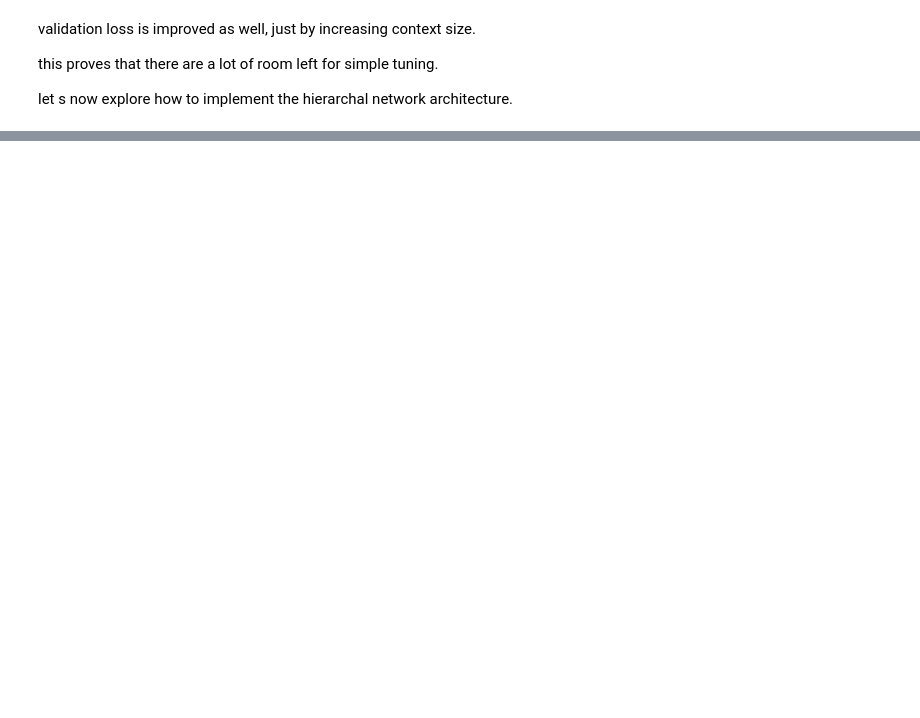
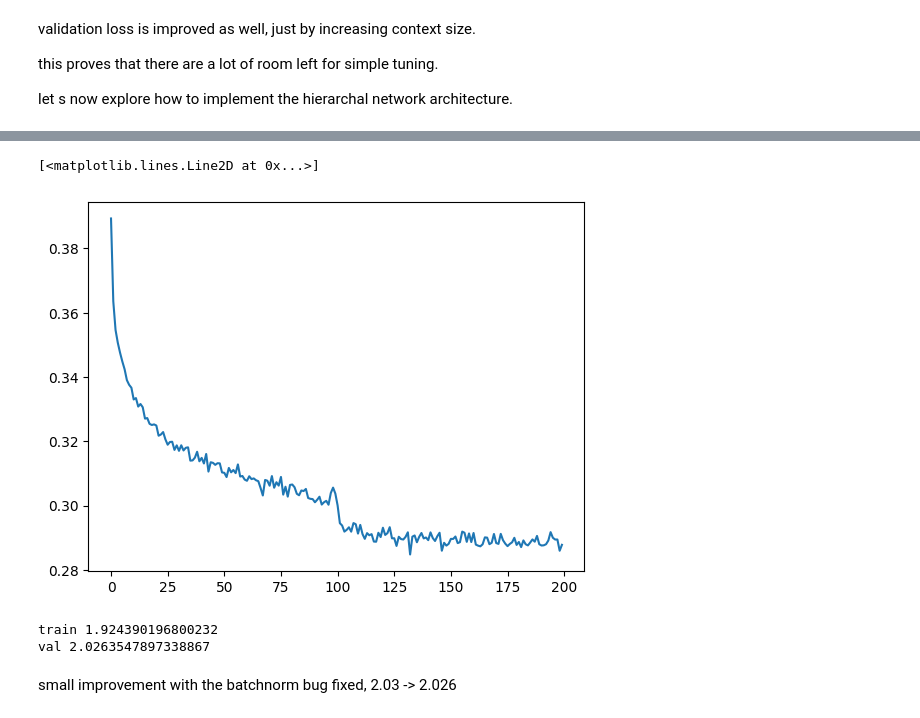
Before and after one commit to yoshi95/nlp, a Jupyter notebook: makemore-part5.ipynb, the cells around one changed output, grey strips where cells are left out. Cells and saved outputs as stored; diff of their text form; code cells hidden in the pictures; blank space fills up the shorter version.

```diff
--- a/makemore-part5.ipynb
+++ b/makemore-part5.ipynb
@@ -739,0 +1167,27 @@ tensor([[ 0,  0,  0,  3,  1, 18, 12,  5],
+# %%
+# train again
+n_embd = 10 # emb dim
+n_hidden = 68 # neurons
+
+# Sequential module
+model = Sequential([
+    Embedding(vocab_size, n_embd),
+    # hieararchal layer 1 of bigrams
+    FlattenConsecutive(2), Linear(n_embd * 2, n_hidden, bias=False), BatchNorm1d(n_hidden), Tanh(),
+    # hierarchal layer 2
+    FlattenConsecutive(2), Linear(n_hidden * 2, n_hidden, bias=False), BatchNorm1d(n_hidden), Tanh(),
+     # hierarchal layer 2
+    FlattenConsecutive(2), Linear(n_hidden * 2, n_hidden, bias=False), BatchNorm1d(n_hidden), Tanh(),
+    Linear(n_hidden, vocab_size)
+])
+
+with torch.no_grad():
+    # last layer: make less confident, so we are not `confidently wrong`
+    layers[-1].weight *= 0.1
+
+parameters = model.parameters()
+# parameter size grown because we have 8 char context now, so the 1st layer is bigger
+print(sum(p.nelement() for p in parameters))
+
+for p in parameters:
+    p.requires_grad = True
@@ -739,0 +1196,6 @@ tensor([[ 0,  0,  0,  3,  1, 18, 12,  5],
+# %%
+max_steps = 200000
+batch_size = 32
+lossi = []
+
+train(max_steps, batch_size, lossi, model, parameters)
@@ -739,0 +1223,29 @@ tensor([[ 0,  0,  0,  3,  1, 18, 12,  5],
+# %%
+plt.plot(torch.tensor(lossi).view(-1, 1000).mean(1))
+# %% [output]
+[<matplotlib.lines.Line2D at 0x...>]
+[figure, added]
+# %%
+for layer in model.layers:
+    layer.training = False
+
+# check the overall loss
+@torch.no_grad()
+def split_loss(split):
+    x, y = {
+        'train': (Xtr, Ytr),
+        'val': (Xdev, Ydev),
+        'test': (Xte, Yte)
+    }[split]
+
+    logits = model(x)
+    loss = F.cross_entropy(logits, y)
+    print(split, loss.item())
+
+split_loss('train')
+split_loss('val')
+# %% [output]
+train 1.924390196800232
+val 2.0263547897338867
+# %% [markdown]
+small improvement with the batchnorm bug fixed, 2.03 -> 2.026
```
Also changed, not shown: parts of 48 cells of this notebook, 5 other files.
